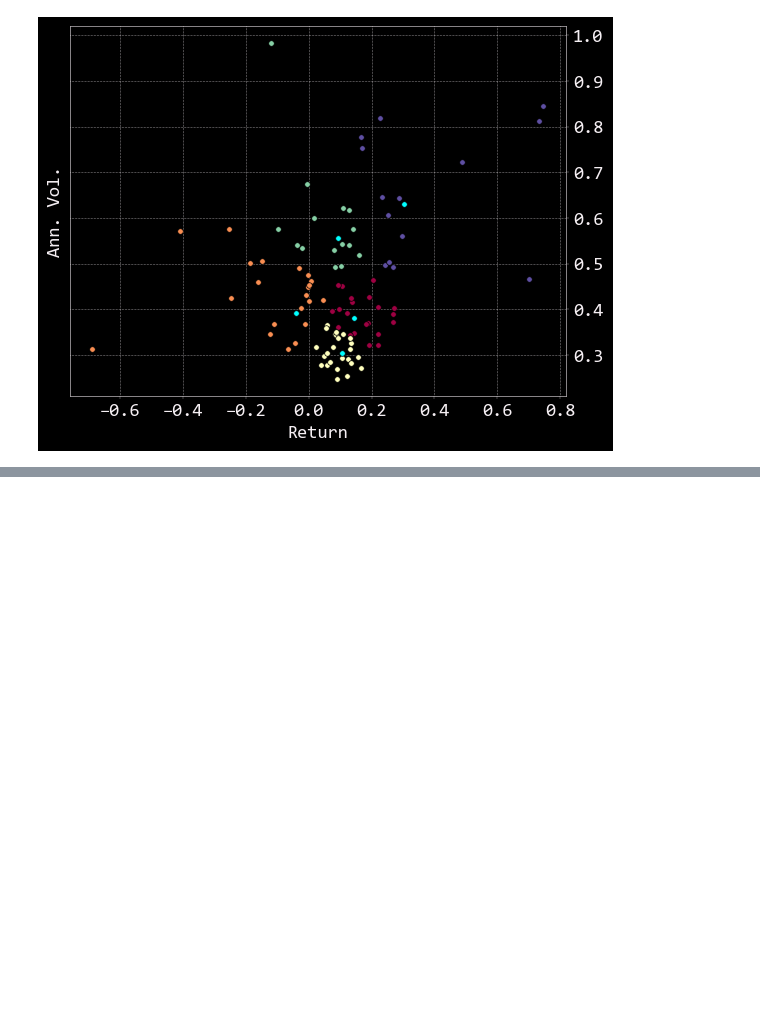
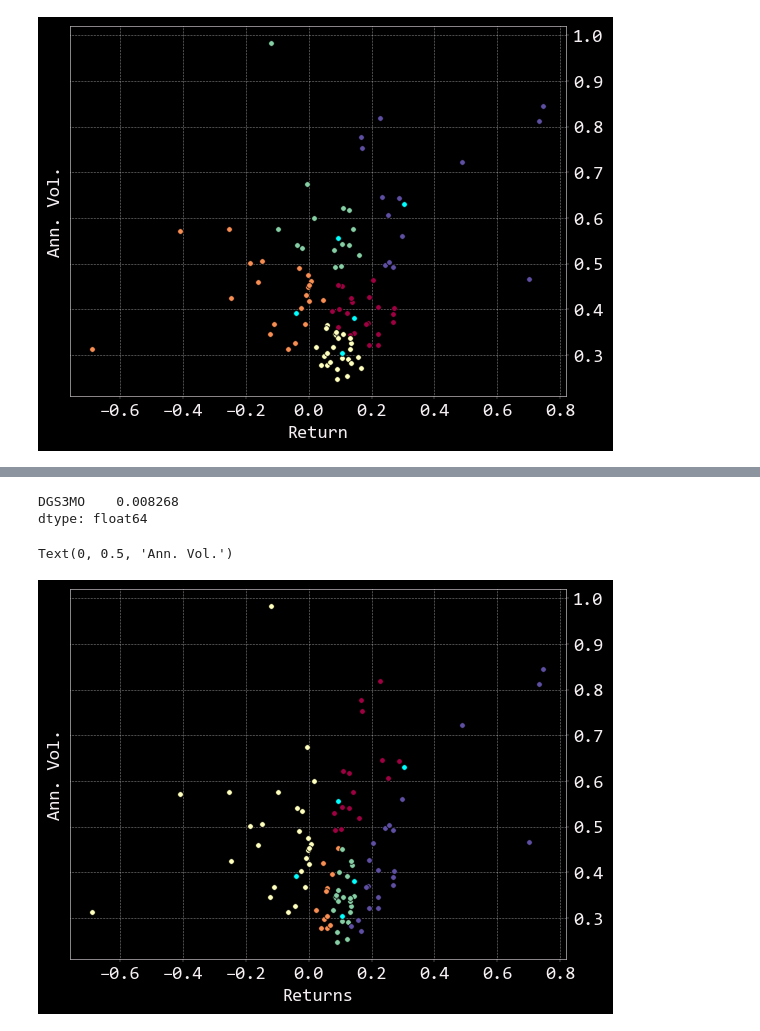
Before and after one commit to stevenkxu/Quant_Exploratory_Projects, a Jupyter notebook: KMediod.ipynb, the cells around one changed output, grey strips where cells are left out. Saved outputs shown, nothing was run; the diff lists cells and outputs as text; code cells hidden in the pictures; blank space fills up the shorter version.

Commit message:
Added in Sharpe and CVar implementations Still need interpretations

```diff
--- a/KMediod.ipynb
+++ b/KMediod.ipynb
@@ -83,0 +92,42 @@ Text(0, 0.5, 'Ann. Vol.')
+# %%
+rfr = rate_data.mean()/100
+print(rfr)
+# %% [output]
+DGS3MO    0.008268
+dtype: float64
+# %%
+features = moments.copy() #inaccurate to call sharpe and cvar moments
+# %%
+features['sharpe'] = (moments.returns - rfr.values)/moments.vol
+# %%
+km_sharpe = KMedoids(n_clusters=5).fit(features)
+labels = km_sharpe.labels_
+unique_labels = set(labels)
+colors = [
+    plt.cm.Spectral(each) for each in np.linspace(0, 1, len(unique_labels))
+]
+# %%
+for k, col in zip(unique_labels, colors):
+    class_member_mask = labels == k
+
+    xy = moments[class_member_mask]
+    plt.plot(
+        xy.iloc[:, 0],
+        xy.iloc[:, 1],
+        "o",
+        markerfacecolor=tuple(col),
+        markeredgecolor="k",
+    )
+
+plt.plot(
+    km.cluster_centers_[:, 0],
+    km.cluster_centers_[:, 1],
+    "o",
+    markerfacecolor="cyan",
+    markeredgecolor="k",
+)
+plt.xlabel("Returns")
+plt.ylabel("Ann. Vol.")
+# %% [output]
+Text(0, 0.5, 'Ann. Vol.')
+[figure, added]
```
Also changed, not shown: parts of 10 cells of this notebook.
